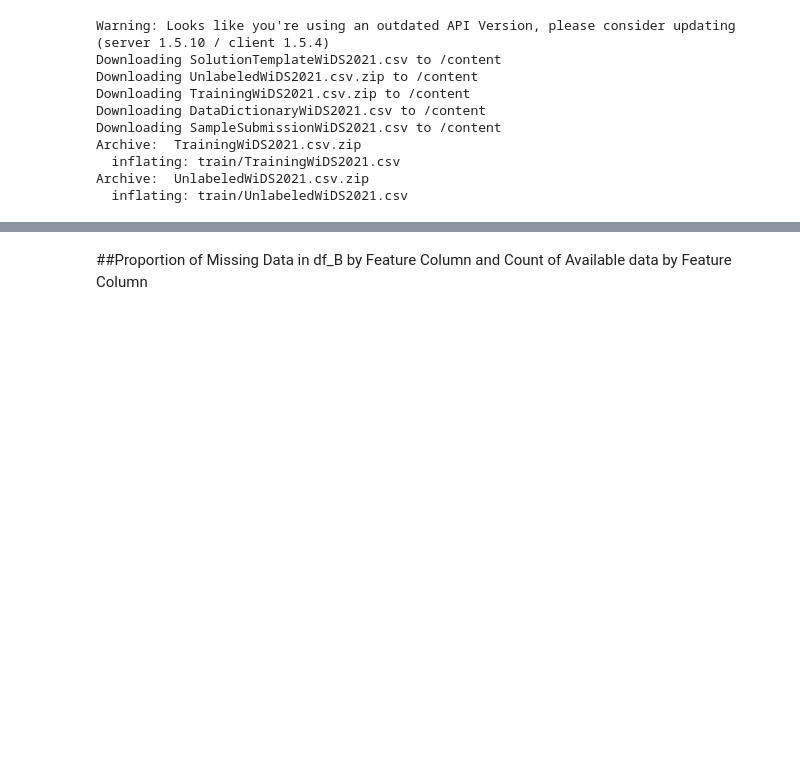
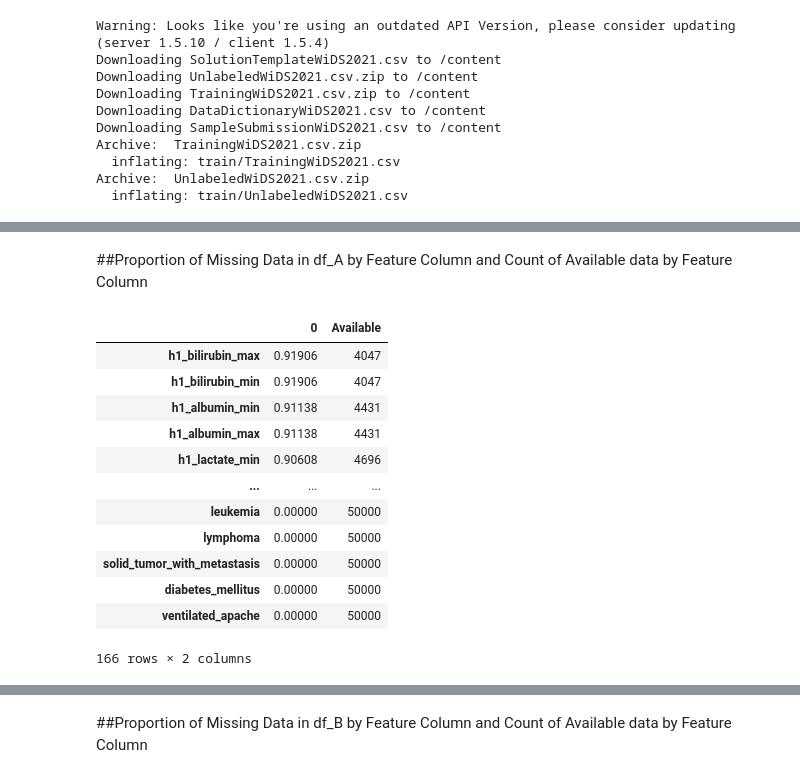
Before and after one commit to K-Hebel/WiDS_Chi, a Jupyter notebook: Model_WiDS.ipynb, the cells around one changed output, grey strips where cells are left out. Drawn from its saved outputs; the diff is of its cells as text; code cells hidden in the pictures; blank space fills up the shorter version.

```diff
--- a/Model_WiDS.ipynb
+++ b/Model_WiDS.ipynb
@@ -135,0 +126,20 @@ Archive:  UnlabeledWiDS2021.csv.zip
+# %% [markdown]
+##Proportion of Missing Data in df_A by Feature Column and Count of Available data by Feature Column
+# %%
+missing_data= pd.DataFrame(df_A_2.isna().sum()/df_A_2['diabetes_mellitus'].count())
+missing_data['Available']= df_A_2.notna().sum()
+missing_data.sort_values(0,ascending=False)
+# %% [output]
+|  | 0 | Available |
+| h1_bilirubin_max | 0.91906 | 4047 |
+| h1_bilirubin_min | 0.91906 | 4047 |
+| h1_albumin_min | 0.91138 | 4431 |
+| h1_albumin_max | 0.91138 | 4431 |
+| h1_lactate_min | 0.90608 | 4696 |
+| ... | ... | ... |
+| leukemia | 0.00000 | 50000 |
+| lymphoma | 0.00000 | 50000 |
+| solid_tumor_with_metastasis | 0.00000 | 50000 |
+| diabetes_mellitus | 0.00000 | 50000 |
+| ventilated_apache | 0.00000 | 50000 |
+166 rows × 2 columns
```
Also changed, not shown: parts of 52 cells of this notebook.
